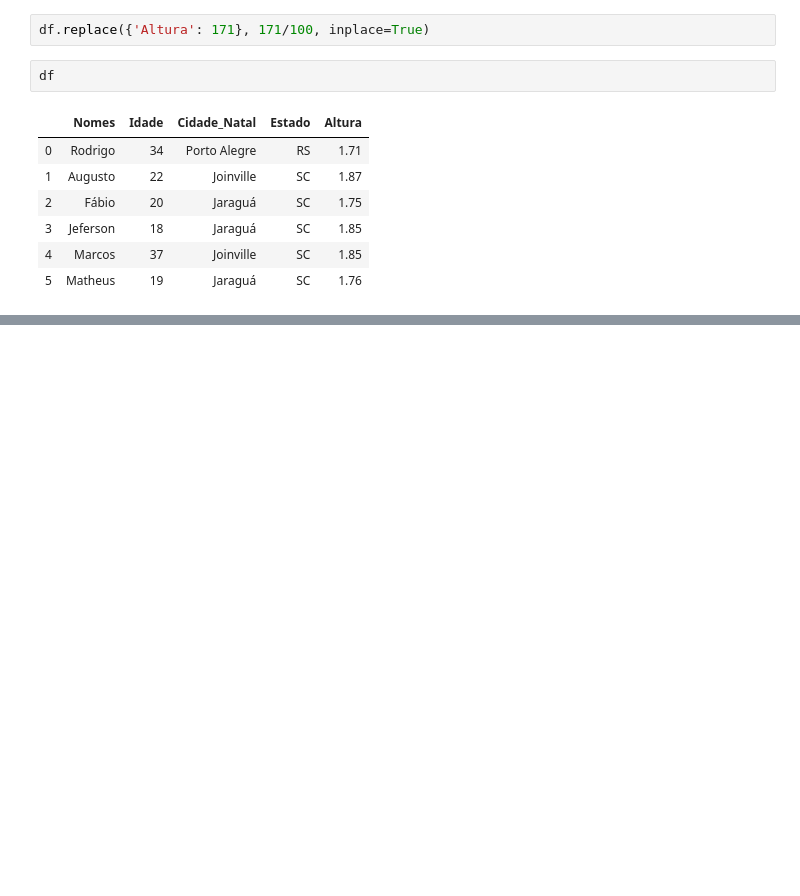
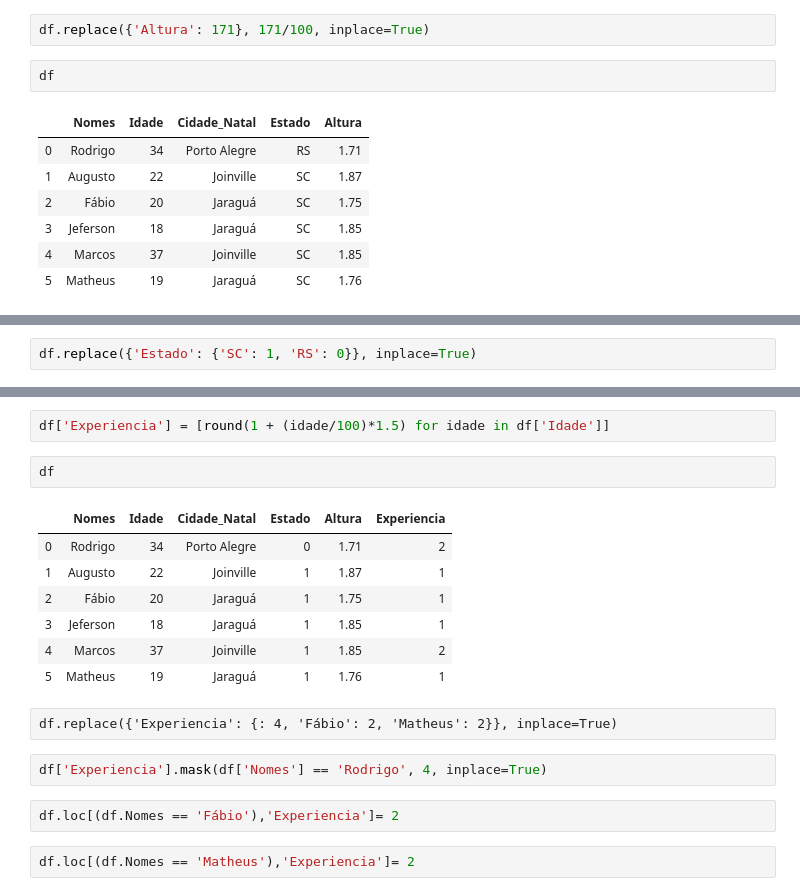
Before and after one commit to PYTHON-SELECT/MVP-DEVELOPMENT, a Jupyter notebook: Pandas.ipynb, the cells around one changed output, grey strips where cells are left out. Saved outputs shown, nothing was run; the diff lists cells and outputs as text; blank space fills up the shorter version.

```diff
--- a/Pandas.ipynb
+++ b/Pandas.ipynb
@@ -128,0 +129,2 @@ df
+# %%
+df.replace({'Estado': {'SC': 1, 'RS': 0}}, inplace=True)
@@ -128,0 +141,20 @@ df
+# %%
+df['Experiencia'] = [round(1 + (idade/100)*1.5) for idade in df['Idade']]
+# %%
+df
+# %% [output]
+|  | Nomes | Idade | Cidade_Natal | Estado | Altura | Experiencia |
+| 0 | Rodrigo | 34 | Porto Alegre | 0 | 1.71 | 2 |
+| 1 | Augusto | 22 | Joinville | 1 | 1.87 | 1 |
+| 2 | Fábio | 20 | Jaraguá | 1 | 1.75 | 1 |
+| 3 | Jeferson | 18 | Jaraguá | 1 | 1.85 | 1 |
+| 4 | Marcos | 37 | Joinville | 1 | 1.85 | 2 |
+| 5 | Matheus | 19 | Jaraguá | 1 | 1.76 | 1 |
+# %% [raw]
+df.replace({'Experiencia': {: 4, 'Fábio': 2, 'Matheus': 2}}, inplace=True)
+# %%
+df['Experiencia'].mask(df['Nomes'] == 'Rodrigo', 4, inplace=True)
+# %%
+df.loc[(df.Nomes == 'Fábio'),'Experiencia']= 2
+# %%
+df.loc[(df.Nomes == 'Matheus'),'Experiencia']= 2
```
Also changed, not shown: parts of 32 cells of this notebook.
